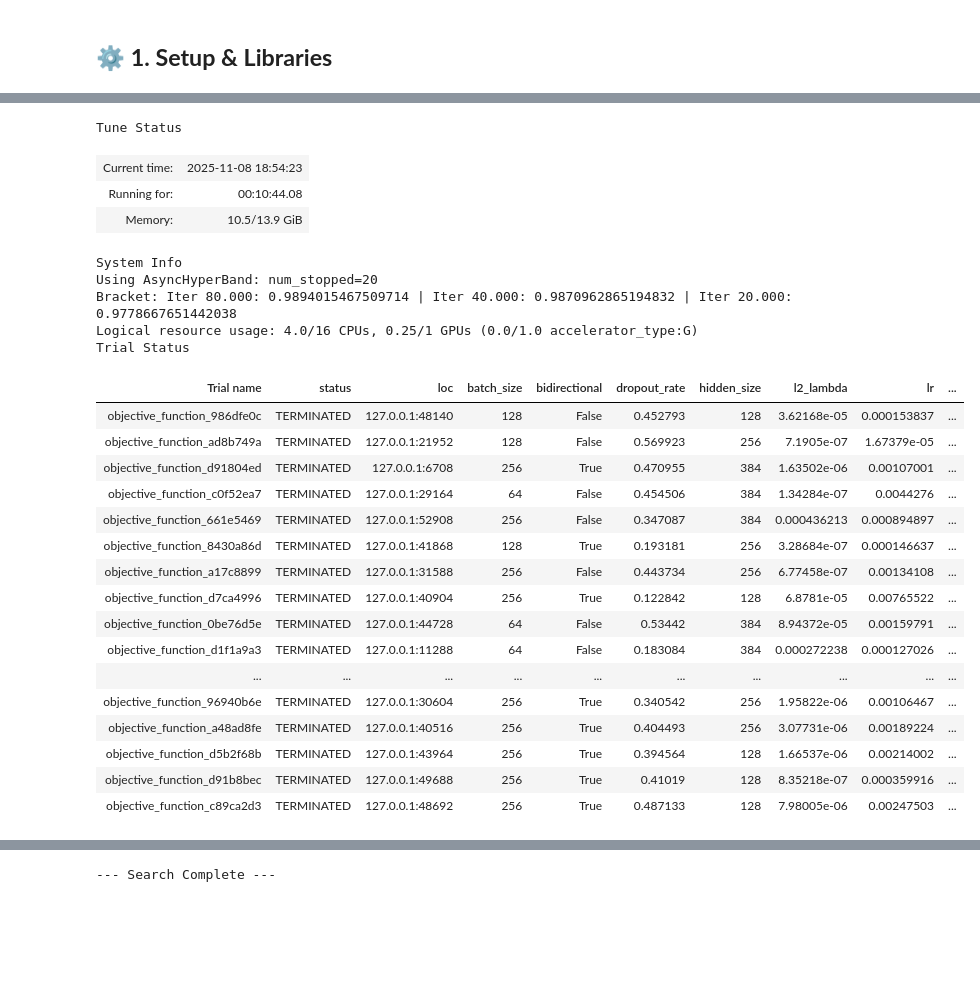
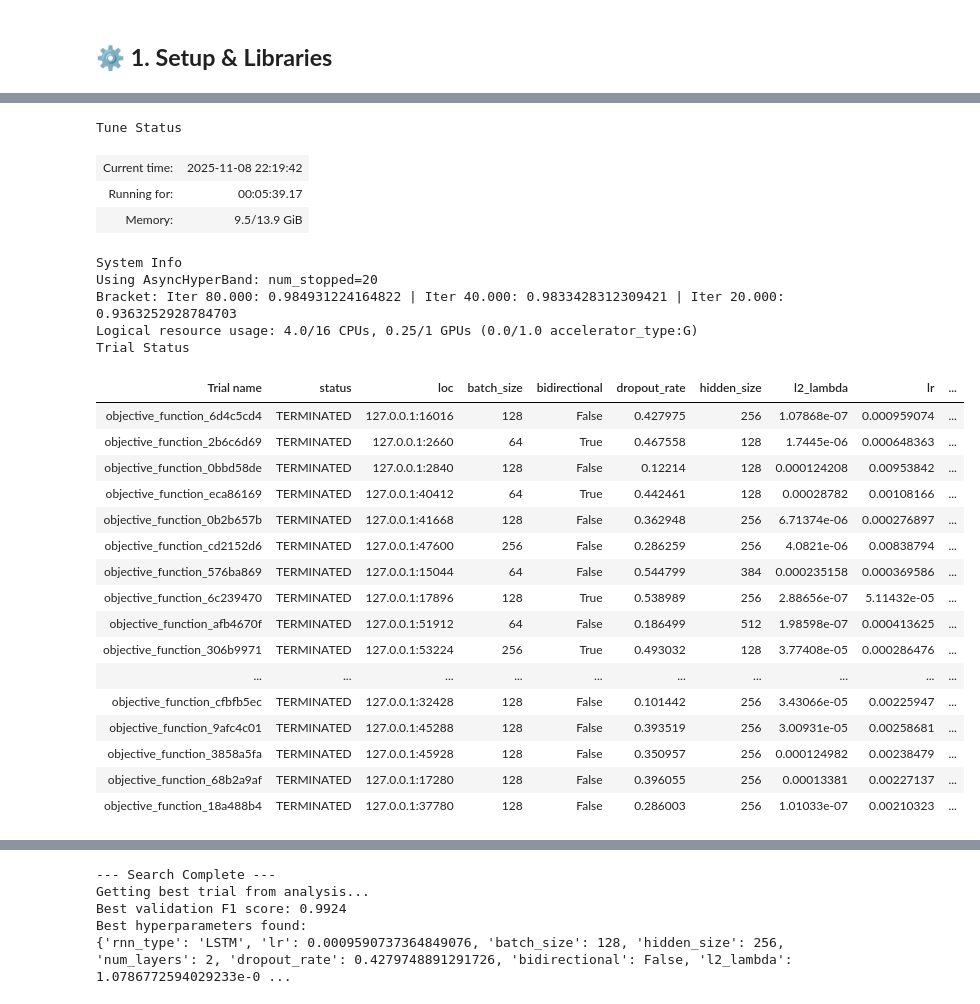
Before and after one commit to Negm2000/Challenge-1, a Jupyter notebook: CH3.ipynb, the cells around one changed output, grey strips where cells are left out. Cells and saved outputs as stored; diff of their text form; code cells hidden in the pictures; blank space fills up the shorter version.

```diff
--- a/CH3.ipynb
+++ b/CH3.ipynb
@@ -627,8 +687,8 @@ search_space = {
     "rnn_type": tune.choice(['GRU', 'LSTM']),
     "lr": tune.loguniform(1e-5, 1e-2),           # Widen the learning rate
     "batch_size": tune.choice([64, 128, 256]),
-    "hidden_size": tune.choice([128, 256, 384]),# Let's try bigger models
-    "num_layers": tune.choice([2, 3]),       # From CH1
+    "hidden_size": tune.choice([128, 256, 384, 512]),# Let's try bigger models
+    "num_layers": tune.choice([2, 3]),       # Let's try deeper models
     "dropout_rate": tune.uniform(0.1, 0.6),     # Widen the dropout range
     "bidirectional": tune.choice([True, False]),
     "l2_lambda": tune.loguniform(1e-7, 1e-3)      # Widen the L2 range
@@ -647,7 +707,7 @@ scheduler = ASHAScheduler(
     reduction_factor=2  # How aggressively to stop trials
 )
 
-# --- 3. Initialize Ray ---
+# --- 3. Initialize Ray (WITH THE BIG HAMMER FIX) ---
 if ray.is_initialized():
     ray.shutdown()
 
@@ -656,64 +716,72 @@ os.makedirs(ray_logs_path, exist_ok=True)
 os.environ["RAY_TEMP_DIR"] = ray_logs_path
 
 ray.init(
-    num_cpus=16, # From CH1
+    num_cpus=16,
     num_gpus=1,
     ignore_reinit_error=True
 )
 
 def short_trial_name(trial):
     """Creates a short, unique name for each trial folder."""
     return f"{trial.trainable_name}_{trial.trial_id}"
 
 
 # --- 4. Run the Tuner ---
-print("Starting hyperparameter search...")
+print("Starting hyperparameter search (1 trial at a time)...")
 
-# --- REVERTED: Pass the 2-tensor datasets ---
 analysis = tune.run(
     tune.with_parameters(objective_function, train_ds=train_ds, val_ds=val_ds),
-
-    resources_per_trial={"cpu": 4, "gpu": 0.25}, # From CH1
-
+    resources_per_trial={"cpu": 4, "gpu": 0.25},
     config=search_space,
     num_samples=20, # Number of different HPO trials to run
     search_alg=optuna_search,
     scheduler=scheduler,
-    name="pirate_pain_optuna_search_v5_attention_w80_s20",
-
+    name="pirate_pain_optuna_search",
     storage_path=ray_logs_path,
-
     trial_dirname_creator=short_trial_name,
-
     log_to_file=True,
-    verbose=1
+    verbose=1 # 0 = quiet, 1 = table, 2 = detailed
 )
 
 print("\n--- Search Complete ---")
+
+# --- 5. Get Best Results (FIX 3) ---
+print("Getting best trial from analysis...")
+best_trial = analysis.get_best_trial(metric="val_f1", mode="max", scope="all")
+if best_trial:
+    best_config = best_trial.config
+    best_val_f1 = best_trial.last_result["val_f1"]
+
+    print(f"Best validation F1 score: {best_val_f1:.4f}")
+    print("Best hyperparameters found:")
+    print(best_config)
+else:
+    print("ERROR: No trials completed successfully. Check the 'ray_results' folder for logs.")
+    best_config = None # Handle the case where all trials failed
 # %% [output]
 Tune Status
-| Current time: | 2025-11-08 18:54:23 |
-| Running for: | 00:10:44.08 |
-| Memory: | 10.5/13.9 GiB |
+| Current time: | 2025-11-08 22:19:42 |
+| Running for: | 00:05:39.17 |
+| Memory: | 9.5/13.9 GiB |
 System Info
 Using AsyncHyperBand: num_stopped=20
-Bracket: Iter 80.000: 0.9894015467509714 | Iter 40.000: 0.9870962865194832 | Iter 20.000: 0.9778667651442038
+Bracket: Iter 80.000: 0.984931224164822 | Iter 40.000: 0.9833428312309421 | Iter 20.000: 0.9363252928784703
 Logical resource usage: 4.0/16 CPUs, 0.25/1 GPUs (0.0/1.0 accelerator_type:G)
 Trial Status
 | Trial name | status | loc | batch_size | bidirectional | dropout_rate | hidden_size | l2_lambda | lr | ... |
-| objective_function_986dfe0c | TERMINATED | 127.0.0.1:48140 | 128 | False | 0.452793 | 128 | 3.62168e-05 | 0.000153837 | ... |
-| objective_function_ad8b749a | TERMINATED | 127.0.0.1:21952 | 128 | False | 0.569923 | 256 | 7.1905e-07 | 1.67379e-05 | ... |
-| objective_function_d91804ed | TERMINATED | 127.0.0.1:6708 | 256 | True | 0.470955 | 384 | 1.63502e-06 | 0.00107001 | ... |
-| objective_function_c0f52ea7 | TERMINATED | 127.0.0.1:29164 | 64 | False | 0.454506 | 384 | 1.34284e-07 | 0.0044276 | ... |
-| objective_function_661e5469 | TERMINATED | 127.0.0.1:52908 | 256 | False | 0.347087 | 384 | 0.000436213 | 0.000894897 | ... |
-| objective_function_8430a86d | TERMINATED | 127.0.0.1:41868 | 128 | True | 0.193181 | 256 | 3.28684e-07 | 0.000146637 | ... |
-| objective_function_a17c8899 | TERMINATED | 127.0.0.1:31588 | 256 | False | 0.443734 | 256 | 6.77458e-07 | 0.00134108 | ... |
-| objective_function_d7ca4996 | TERMINATED | 127.0.0.1:40904 | 256 | True | 0.122842 | 128 | 6.8781e-05 | 0.00765522 | ... |
-| objective_function_0be76d5e | TERMINATED | 127.0.0.1:44728 | 64 | False | 0.53442 | 384 | 8.94372e-05 | 0.00159791 | ... |
-| objective_function_d1f1a9a3 | TERMINATED | 127.0.0.1:11288 | 64 | False | 0.183084 | 384 | 0.000272238 | 0.000127026 | ... |
+| objective_function_6d4c5cd4 | TERMINATED | 127.0.0.1:16016 | 128 | False | 0.427975 | 256 | 1.07868e-07 | 0.000959074 | ... |
+| objective_function_2b6c6d69 | TERMINATED | 127.0.0.1:2660 | 64 | True | 0.467558 | 128 | 1.7445e-06 | 0.000648363 | ... |
+| objective_function_0bbd58de | TERMINATED | 127.0.0.1:2840 | 128 | False | 0.12214 | 128 | 0.000124208 | 0.00953842 | ... |
+| objective_function_eca86169 | TERMINATED | 127.0.0.1:40412 | 64 | True | 0.442461 | 128 | 0.00028782 | 0.00108166 | ... |
+| objective_function_0b2b657b | TERMINATED | 127.0.0.1:41668 | 128 | False | 0.362948 | 256 | 6.71374e-06 | 0.000276897 | ... |
+| objective_function_cd2152d6 | TERMINATED | 127.0.0.1:47600 | 256 | False | 0.286259 | 256 | 4.0821e-06 | 0.00838794 | ... |
+| objective_function_576ba869 | TERMINATED | 127.0.0.1:15044 | 64 | False | 0.544799 | 384 | 0.000235158 | 0.000369586 | ... |
+| objective_function_6c239470 | TERMINATED | 127.0.0.1:17896 | 128 | True | 0.538989 | 256 | 2.88656e-07 | 5.11432e-05 | ... |
+| objective_function_afb4670f | TERMINATED | 127.0.0.1:51912 | 64 | False | 0.186499 | 512 | 1.98598e-07 | 0.000413625 | ... |
+| objective_function_306b9971 | TERMINATED | 127.0.0.1:53224 | 256 | True | 0.493032 | 128 | 3.77408e-05 | 0.000286476 | ... |
 | ... | ... | ... | ... | ... | ... | ... | ... | ... | ... |
-| objective_function_96940b6e | TERMINATED | 127.0.0.1:30604 | 256 | True | 0.340542 | 256 | 1.95822e-06 | 0.00106467 | ... |
-| objective_function_a48ad8fe | TERMINATED | 127.0.0.1:40516 | 256 | True | 0.404493 | 256 | 3.07731e-06 | 0.00189224 | ... |
-| objective_function_d5b2f68b | TERMINATED | 127.0.0.1:43964 | 256 | True | 0.394564 | 128 | 1.66537e-06 | 0.00214002 | ... |
-| objective_function_d91b8bec | TERMINATED | 127.0.0.1:49688 | 256 | True | 0.41019 | 128 | 8.35218e-07 | 0.000359916 | ... |
-| objective_function_c89ca2d3 | TERMINATED | 127.0.0.1:48692 | 256 | True | 0.487133 | 128 | 7.98005e-06 | 0.00247503 | ... |
+| objective_function_cfbfb5ec | TERMINATED | 127.0.0.1:32428 | 128 | False | 0.101442 | 256 | 3.43066e-05 | 0.00225947 | ... |
+| objective_function_9afc4c01 | TERMINATED | 127.0.0.1:45288 | 128 | False | 0.393519 | 256 | 3.00931e-05 | 0.00258681 | ... |
+| objective_function_3858a5fa | TERMINATED | 127.0.0.1:45928 | 128 | False | 0.350957 | 256 | 0.000124982 | 0.00238479 | ... |
+| objective_function_68b2a9af | TERMINATED | 127.0.0.1:17280 | 128 | False | 0.396055 | 256 | 0.00013381 | 0.00227137 | ... |
+| objective_function_18a488b4 | TERMINATED | 127.0.0.1:37780 | 128 | False | 0.286003 | 256 | 1.01033e-07 | 0.00210323 | ... |
@@ -724 +792,5 @@ Trial Status
 --- Search Complete ---
+Getting best trial from analysis...
+Best validation F1 score: 0.9924
+Best hyperparameters found:
+{'rnn_type': 'LSTM', 'lr': 0.0009590737364849076, 'batch_size': 128, 'hidden_size': 256, 'num_layers': 2, 'dropout_rate': 0.4279748891291726, 'bidirectional': False, 'l2_lambda': 1.0786772594029233e-0 ...
```
Also changed, not shown: parts of 21 cells of this notebook, 1 other file.
